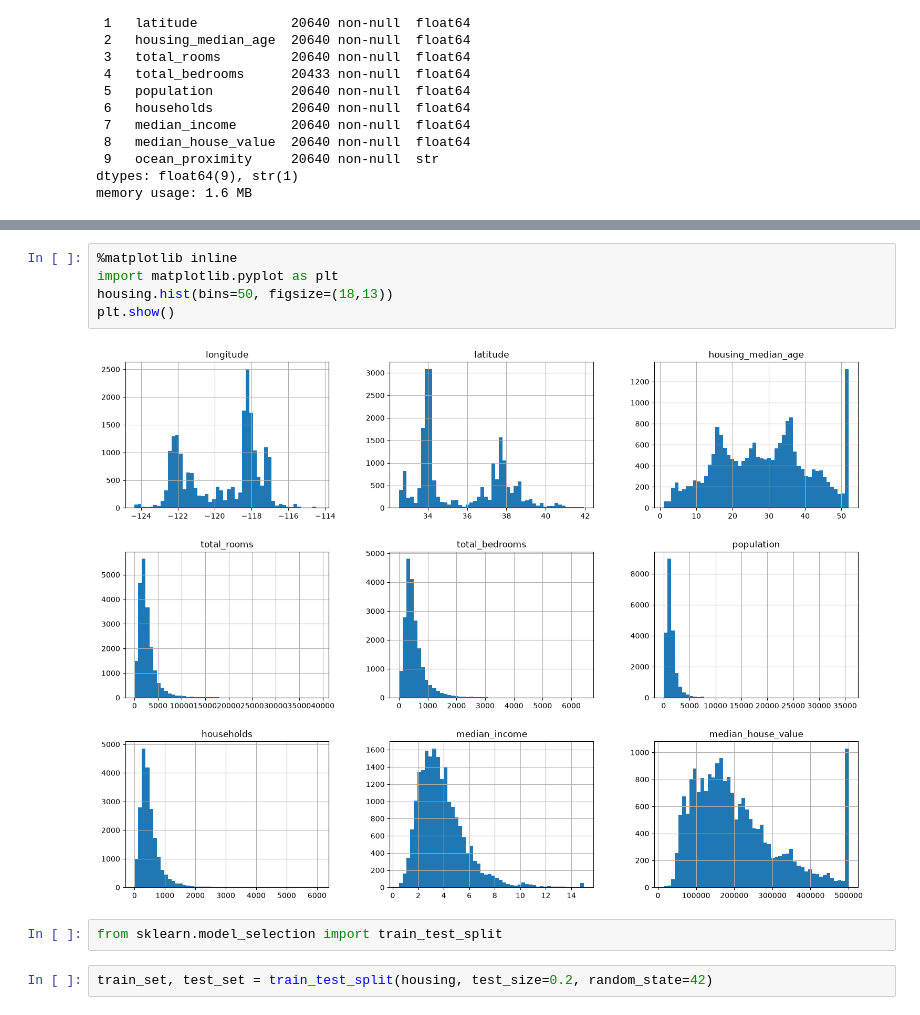
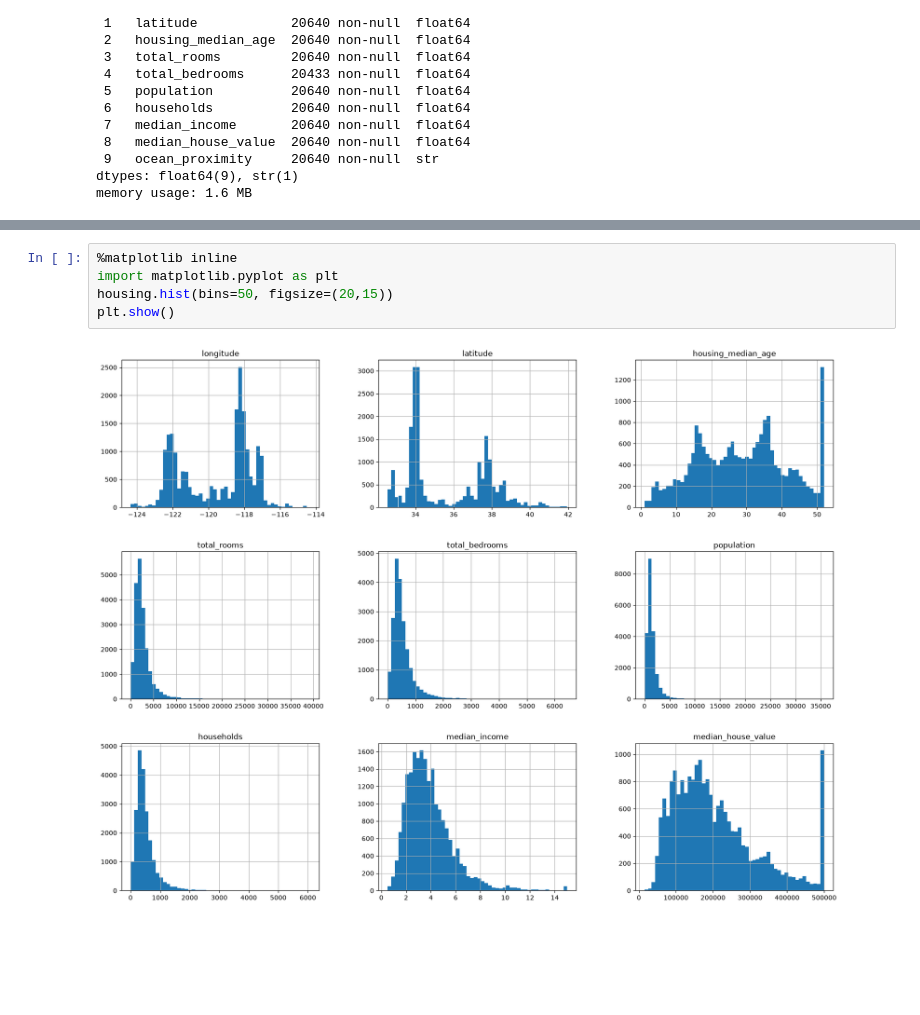
Before and after one commit to danishansari09/hand-on-ml-practice, a Jupyter notebook: california_housing_price_prediction/california_housing_price_prediction.ipynb, the cells around one changed output, grey strips where cells are left out. Drawn from its saved outputs; the diff is of its cells as text; blank space fills up the shorter version.

```diff
--- a/california_housing_price_prediction/california_housing_price_prediction.ipynb
+++ b/california_housing_price_prediction/california_housing_price_prediction.ipynb
@@ -80,11 +64,7 @@ housing.describe()
 # %%
 %matplotlib inline
 import matplotlib.pyplot as plt
-housing.hist(bins=50, figsize=(18,13))
+housing.hist(bins=50, figsize=(20,15))
 plt.show()
 # %% [output]
-[figure, old version]
+[figure, new version]
-# %%
-from sklearn.model_selection import train_test_split
-# %%
-train_set, test_set = train_test_split(housing, test_size=0.2, random_state=42)
```
Also changed, not shown: parts of 11 cells of this notebook.
